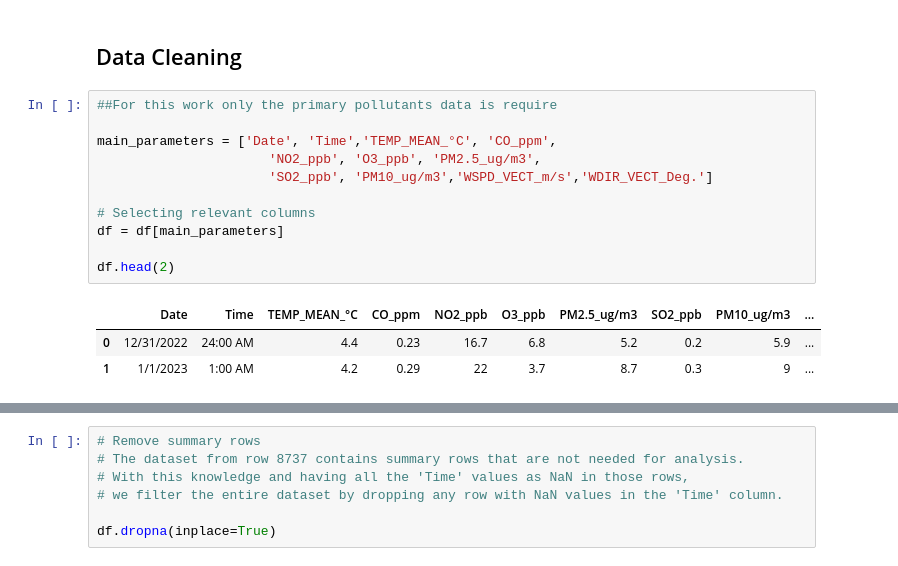
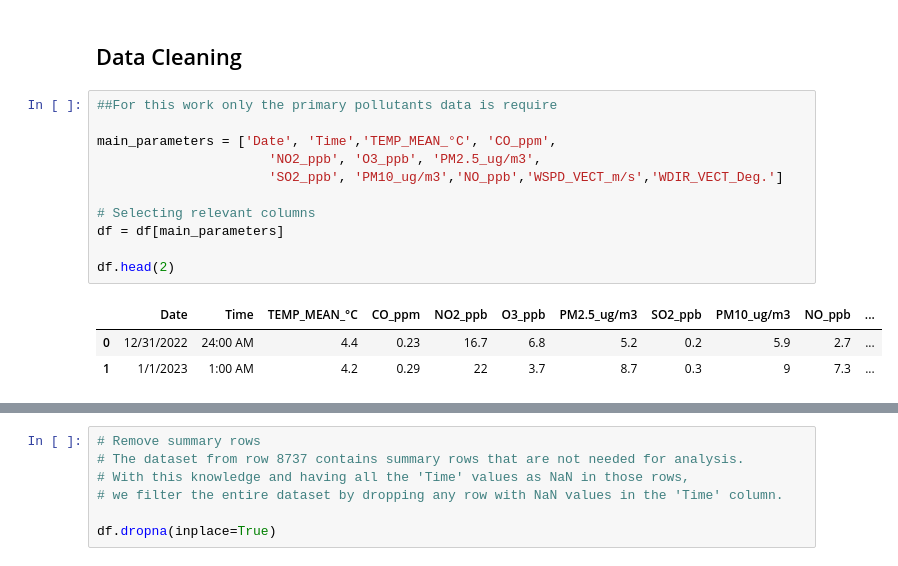
Before and after one commit to ezenwali/air-quality-analysis, a Jupyter notebook: notebooks/Air_Quality_Monitoring_Analysis.ipynb, the cells around one changed output, grey strips where cells are left out. Cells and saved outputs as stored; diff of their text form.

```diff
--- a/notebooks/Air_Quality_Monitoring_Analysis.ipynb
+++ b/notebooks/Air_Quality_Monitoring_Analysis.ipynb
@@ -71,18 +68,18 @@ df.head()
 # %%
 ##For this work only the primary pollutants data is require
 
 main_parameters = ['Date', 'Time','TEMP_MEAN_°C', 'CO_ppm',
                       'NO2_ppb', 'O3_ppb', 'PM2.5_ug/m3',
-                      'SO2_ppb', 'PM10_ug/m3','WSPD_VECT_m/s','WDIR_VECT_Deg.']
+                      'SO2_ppb', 'PM10_ug/m3','NO_ppb','WSPD_VECT_m/s','WDIR_VECT_Deg.']
 
 # Selecting relevant columns
 df = df[main_parameters]
 
 df.head(2)
 # %% [output]
-|  | Date | Time | TEMP_MEAN_°C | CO_ppm | NO2_ppb | O3_ppb | PM2.5_ug/m3 | SO2_ppb | PM10_ug/m3 | ... |
-| 0 | 12/31/2022 | 24:00 AM | 4.4 | 0.23 | 16.7 | 6.8 | 5.2 | 0.2 | 5.9 | ... |
-| 1 | 1/1/2023 | 1:00 AM | 4.2 | 0.29 | 22 | 3.7 | 8.7 | 0.3 | 9 | ... |
+|  | Date | Time | TEMP_MEAN_°C | CO_ppm | NO2_ppb | O3_ppb | PM2.5_ug/m3 | SO2_ppb | PM10_ug/m3 | NO_ppb | ... |
+| 0 | 12/31/2022 | 24:00 AM | 4.4 | 0.23 | 16.7 | 6.8 | 5.2 | 0.2 | 5.9 | 2.7 | ... |
+| 1 | 1/1/2023 | 1:00 AM | 4.2 | 0.29 | 22 | 3.7 | 8.7 | 0.3 | 9 | 7.3 | ... |
 # %%
 df.tail(10)
 # %% [output]
```
Also changed, not shown: parts of 37 cells of this notebook, 1 other file.
